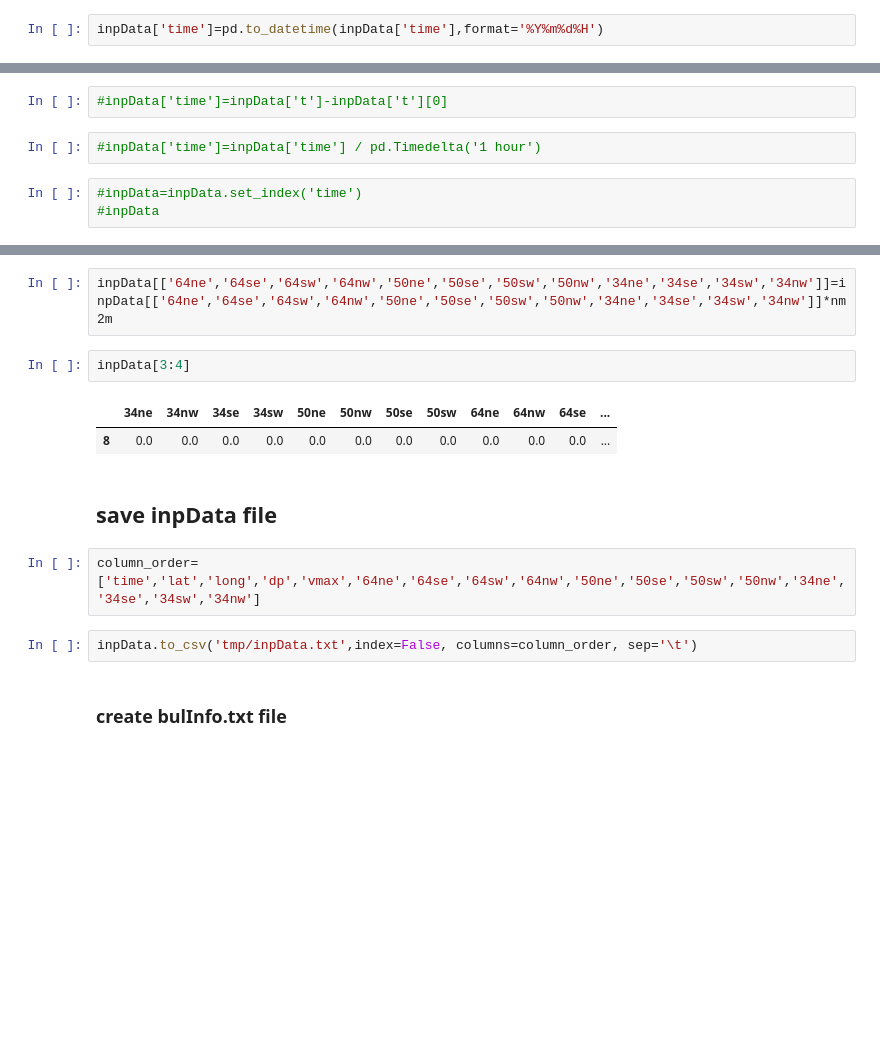
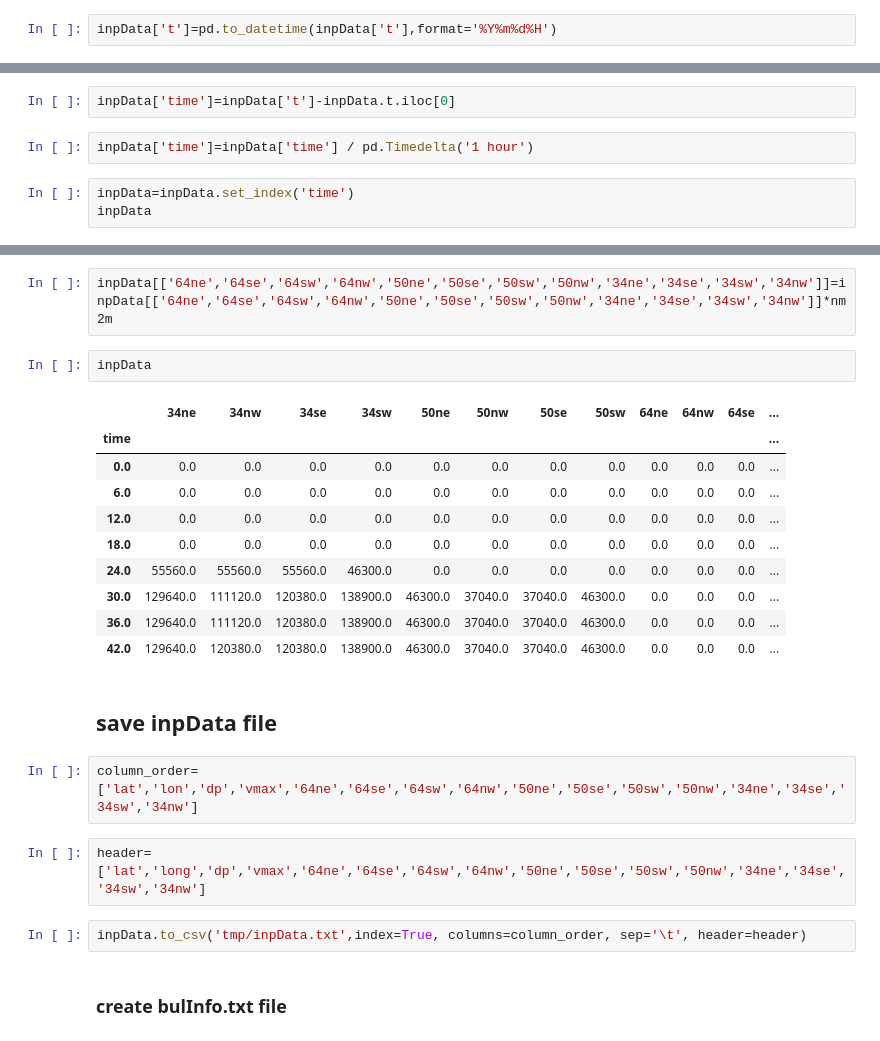
Before and after one commit to ec-jrc/pyStorms, a Jupyter notebook: Op3.ipynb, the cells around one changed output, grey strips where cells are left out. Cells and saved outputs as stored; diff of their text form; blank space fills up the shorter version.

```diff
--- a/Op3.ipynb
+++ b/Op3.ipynb
@@ -328,7 +339,7 @@ Name: 12, dtype: float64
 # %% [markdown]
 ### create inpData file
 # %%
-inpData['time']=pd.to_datetime(inpData['time'],format='%Y%m%d%H')
+inpData['t']=pd.to_datetime(inpData['t'],format='%Y%m%d%H')
 # %%
 inpData.head()
 # %% [output]
@@ -341,7 +356,7 @@ inpData.head()
 # %%
-#inpData['time']=inpData['t']-inpData['t'][0]
+inpData['time']=inpData['t']-inpData.t.iloc[0]
 # %%
-#inpData['time']=inpData['time'] / pd.Timedelta('1 hour')
+inpData['time']=inpData['time'] / pd.Timedelta('1 hour')
 # %%
-#inpData=inpData.set_index('time')
-#inpData
+inpData=inpData.set_index('time')
+inpData
@@ -352,16 +378,26 @@ inpData['vmax']=inpData['vmax']*kt2ms
 # %%
 inpData[['64ne','64se','64sw','64nw','50ne','50se','50sw','50nw','34ne','34se','34sw','34nw']]=inpData[['64ne','64se','64sw','64nw','50ne','50se','50sw','50nw','34ne','34se','34sw','34nw']]*nm2m
 # %%
-inpData[3:4]
+inpData
 # %% [output]
 |  | 34ne | 34nw | 34se | 34sw | 50ne | 50nw | 50se | 50sw | 64ne | 64nw | 64se | ... |
-| 8 | 0.0 | 0.0 | 0.0 | 0.0 | 0.0 | 0.0 | 0.0 | 0.0 | 0.0 | 0.0 | 0.0 | ... |
+| time |  |  |  |  |  |  |  |  |  |  |  | ... |
+| 0.0 | 0.0 | 0.0 | 0.0 | 0.0 | 0.0 | 0.0 | 0.0 | 0.0 | 0.0 | 0.0 | 0.0 | ... |
+| 6.0 | 0.0 | 0.0 | 0.0 | 0.0 | 0.0 | 0.0 | 0.0 | 0.0 | 0.0 | 0.0 | 0.0 | ... |
+| 12.0 | 0.0 | 0.0 | 0.0 | 0.0 | 0.0 | 0.0 | 0.0 | 0.0 | 0.0 | 0.0 | 0.0 | ... |
+| 18.0 | 0.0 | 0.0 | 0.0 | 0.0 | 0.0 | 0.0 | 0.0 | 0.0 | 0.0 | 0.0 | 0.0 | ... |
+| 24.0 | 55560.0 | 55560.0 | 55560.0 | 46300.0 | 0.0 | 0.0 | 0.0 | 0.0 | 0.0 | 0.0 | 0.0 | ... |
+| 30.0 | 129640.0 | 111120.0 | 120380.0 | 138900.0 | 46300.0 | 37040.0 | 37040.0 | 46300.0 | 0.0 | 0.0 | 0.0 | ... |
+| 36.0 | 129640.0 | 111120.0 | 120380.0 | 138900.0 | 46300.0 | 37040.0 | 37040.0 | 46300.0 | 0.0 | 0.0 | 0.0 | ... |
+| 42.0 | 129640.0 | 120380.0 | 120380.0 | 138900.0 | 46300.0 | 37040.0 | 37040.0 | 46300.0 | 0.0 | 0.0 | 0.0 | ... |
 # %% [markdown]
 ## save inpData file
 # %%
-column_order=['time','lat','long','dp','vmax','64ne','64se','64sw','64nw','50ne','50se','50sw','50nw','34ne','34se','34sw','34nw']
+column_order=['lat','lon','dp','vmax','64ne','64se','64sw','64nw','50ne','50se','50sw','50nw','34ne','34se','34sw','34nw']
+# %%
+header=['lat','long','dp','vmax','64ne','64se','64sw','64nw','50ne','50se','50sw','50nw','34ne','34se','34sw','34nw']
 # %%
-inpData.to_csv('tmp/inpData.txt',index=False, columns=column_order, sep='\t')
+inpData.to_csv('tmp/inpData.txt',index=True, columns=column_order, sep='\t', header=header)
 # %% [markdown]
 ### create bulInfo.txt file
 # %%
```
Also changed, not shown: parts of 17 cells of this notebook, 7 other files.
